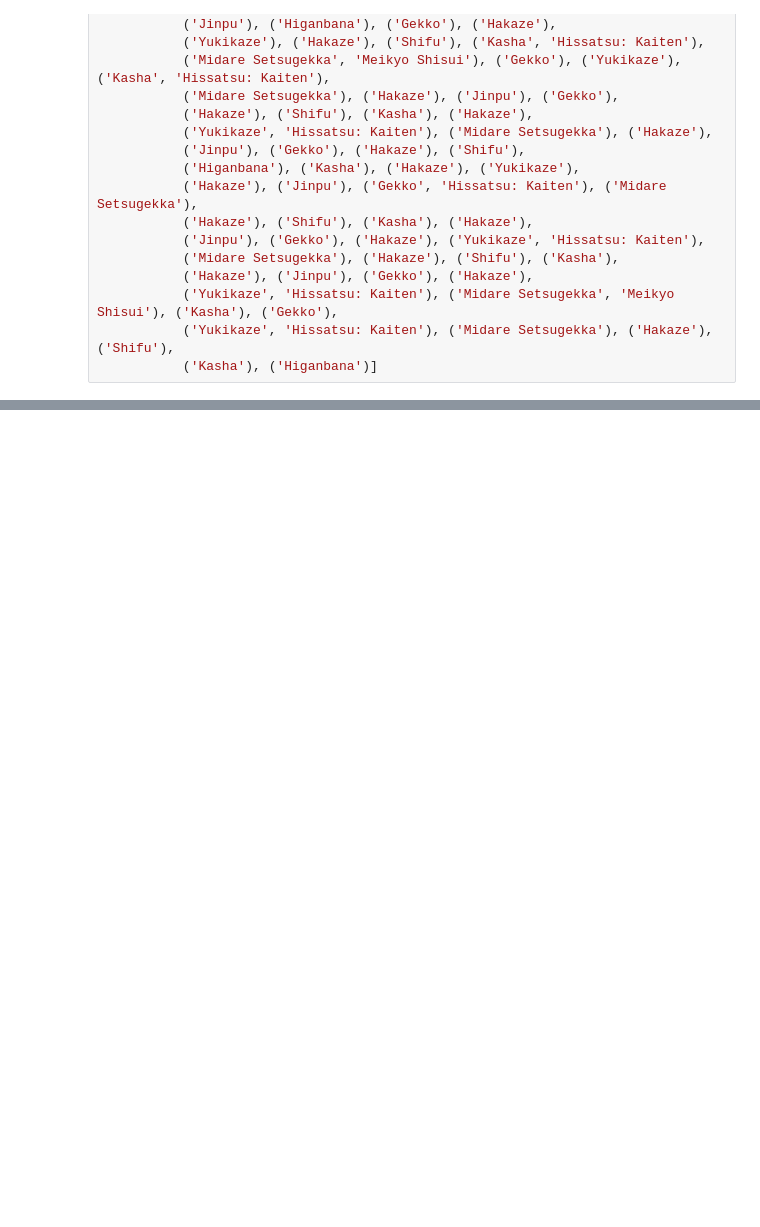
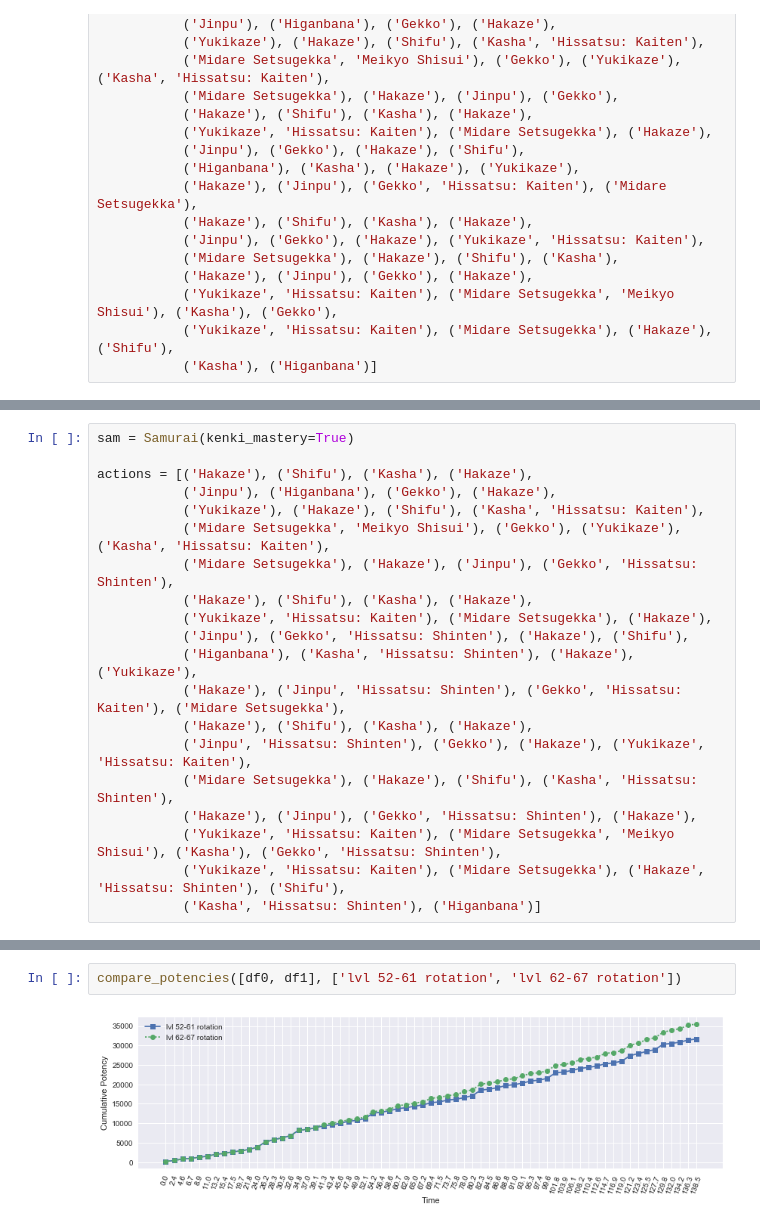
Before and after one commit to rconcep/ffxiv, a Jupyter notebook: sam-by-the-numbers-part-4.ipynb, the cells around one changed output, grey strips where cells are left out. Saved outputs shown, nothing was run; the diff lists cells and outputs as text; blank space fills up the shorter version.

```diff
--- a/sam-by-the-numbers-part-4.ipynb
+++ b/sam-by-the-numbers-part-4.ipynb
@@ -263,0 +82,20 @@ plot_potency(df2, truncate_actions=True)
+# %%
+sam = Samurai(kenki_mastery=True)
+
+actions = [('Hakaze'), ('Shifu'), ('Kasha'), ('Hakaze'),
+           ('Jinpu'), ('Higanbana'), ('Gekko'), ('Hakaze'),
+           ('Yukikaze'), ('Hakaze'), ('Shifu'), ('Kasha', 'Hissatsu: Kaiten'),
+           ('Midare Setsugekka', 'Meikyo Shisui'), ('Gekko'), ('Yukikaze'), ('Kasha', 'Hissatsu: Kaiten'),
+           ('Midare Setsugekka'), ('Hakaze'), ('Jinpu'), ('Gekko', 'Hissatsu: Shinten'),
+           ('Hakaze'), ('Shifu'), ('Kasha'), ('Hakaze'),
+           ('Yukikaze', 'Hissatsu: Kaiten'), ('Midare Setsugekka'), ('Hakaze'),
+           ('Jinpu'), ('Gekko', 'Hissatsu: Shinten'), ('Hakaze'), ('Shifu'),
+           ('Higanbana'), ('Kasha', 'Hissatsu: Shinten'), ('Hakaze'), ('Yukikaze'),
+           ('Hakaze'), ('Jinpu', 'Hissatsu: Shinten'), ('Gekko', 'Hissatsu: Kaiten'), ('Midare Setsugekka'),
+           ('Hakaze'), ('Shifu'), ('Kasha'), ('Hakaze'),
+           ('Jinpu', 'Hissatsu: Shinten'), ('Gekko'), ('Hakaze'), ('Yukikaze', 'Hissatsu: Kaiten'),
+           ('Midare Setsugekka'), ('Hakaze'), ('Shifu'), ('Kasha', 'Hissatsu: Shinten'),
+           ('Hakaze'), ('Jinpu'), ('Gekko', 'Hissatsu: Shinten'), ('Hakaze'),
+           ('Yukikaze', 'Hissatsu: Kaiten'), ('Midare Setsugekka', 'Meikyo Shisui'), ('Kasha'), ('Gekko', 'Hissatsu: Shinten'),
+           ('Yukikaze', 'Hissatsu: Kaiten'), ('Midare Setsugekka'), ('Hakaze', 'Hissatsu: Shinten'), ('Shifu'),
+           ('Kasha', 'Hissatsu: Shinten'), ('Higanbana')]
@@ -263,0 +129,4 @@ plot_potency(df2, truncate_actions=True)
+# %%
+compare_potencies([df0, df1], ['lvl 52-61 rotation', 'lvl 62-67 rotation'])
+# %% [output]
+[figure, added]
```
Also changed, not shown: parts of 42 cells of this notebook, 2 other files.
